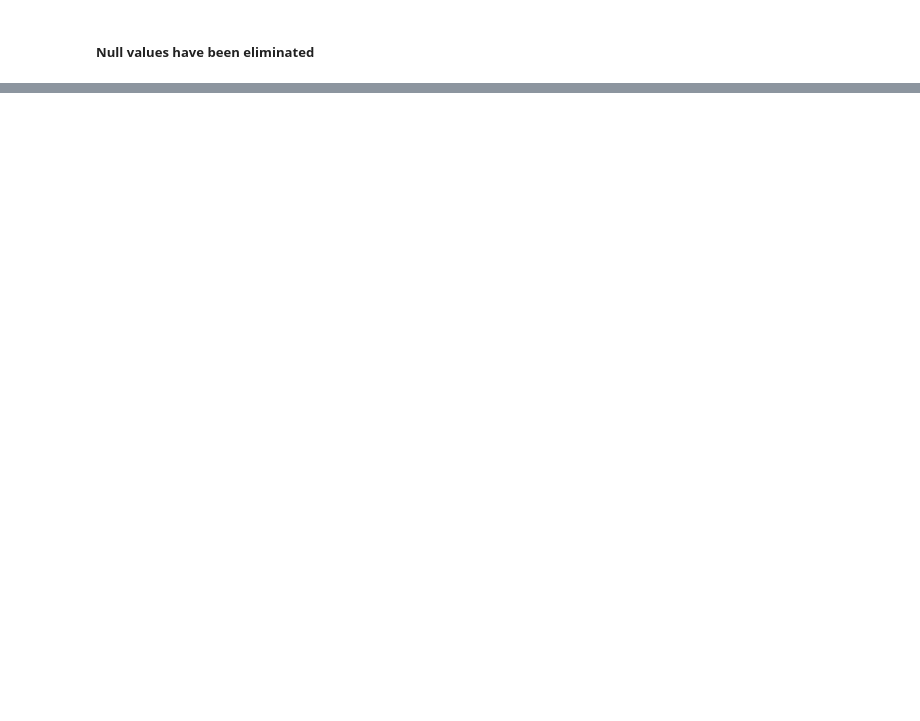
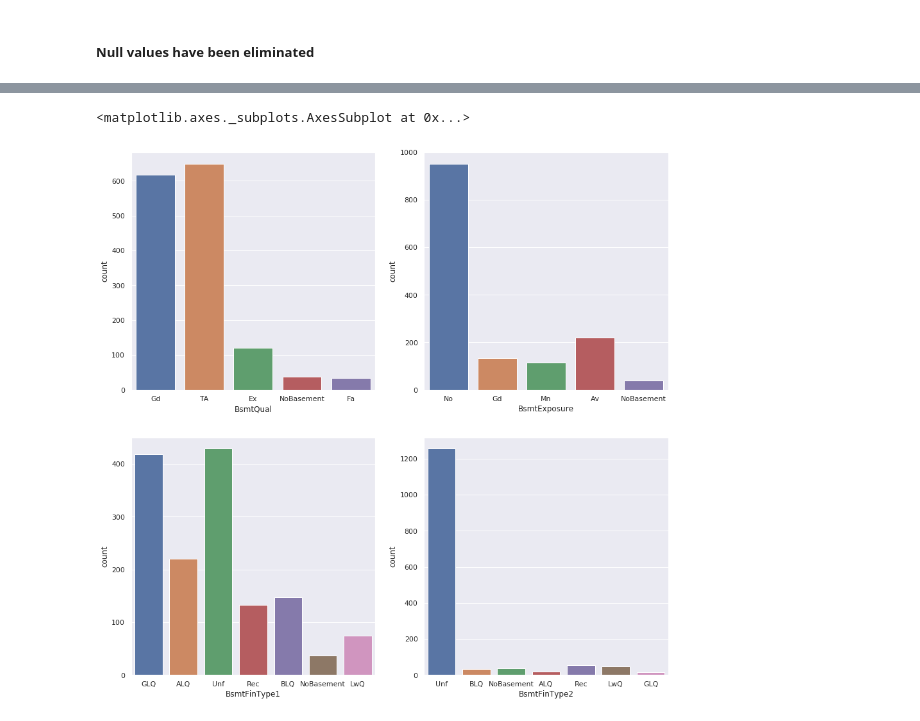
Before and after one commit to anushkaparadkar/advanced-regression, a Jupyter notebook: advanced-regression.ipynb, the cells around one changed output, grey strips where cells are left out. Cells and saved outputs as stored; diff of their text form; code cells hidden in the pictures; blank space fills up the shorter version.

```diff
--- a/advanced-regression.ipynb
+++ b/advanced-regression.ipynb
@@ -176,0 +286,13 @@ Length: 75, dtype: float64
+# %%
+plt.figure(figsize=(15,15))
+plt.subplot(221)
+sns.countplot(x='BsmtQual', data=df)
+plt.subplot(222)
+sns.countplot(x='BsmtExposure', data=df)
+plt.subplot(223)
+sns.countplot(x='BsmtFinType1', data=df)
+plt.subplot(224)
+sns.countplot(x= 'BsmtFinType2', data=df)
+# %% [output]
+<matplotlib.axes._subplots.AxesSubplot at 0x...>
+[figure, added]
```
Also changed, not shown: parts of 30 cells of this notebook.
